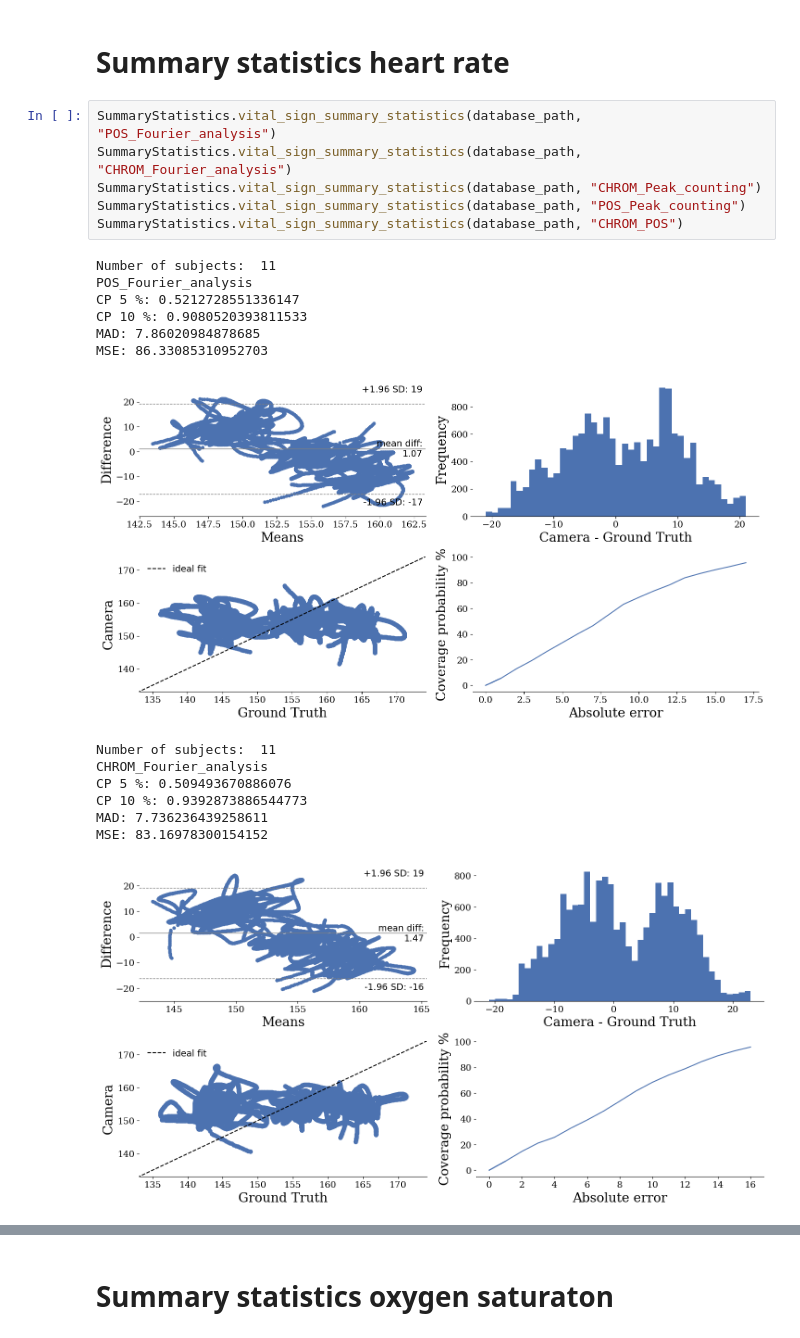
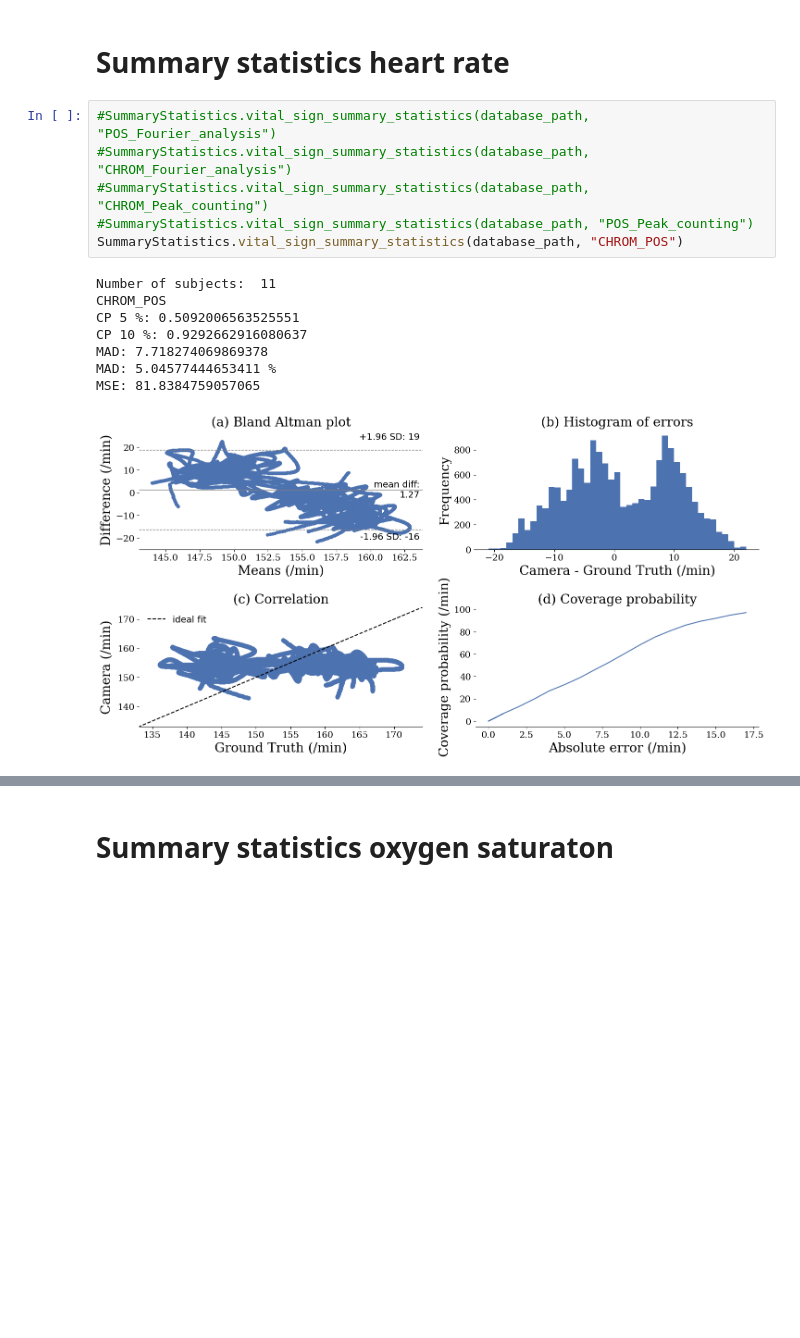
Before and after one commit to Sr933/Meerkat-Vital-Sign-Analysis-Pipeline, a Jupyter notebook: main.ipynb, the cells around one changed output, grey strips where cells are left out. Saved outputs shown, nothing was run; the diff lists cells and outputs as text; blank space fills up the shorter version.

```diff
--- a/main.ipynb
+++ b/main.ipynb
@@ -175,23 +204,17 @@ SummaryStatistics.ground_truth_characterisation(database_path)
 # %% [markdown]
 # Summary statistics heart rate
 # %%
-SummaryStatistics.vital_sign_summary_statistics(database_path, "POS_Fourier_analysis")
-SummaryStatistics.vital_sign_summary_statistics(database_path, "CHROM_Fourier_analysis")
-SummaryStatistics.vital_sign_summary_statistics(database_path, "CHROM_Peak_counting")
-SummaryStatistics.vital_sign_summary_statistics(database_path, "POS_Peak_counting")
+#SummaryStatistics.vital_sign_summary_statistics(database_path, "POS_Fourier_analysis")
+#SummaryStatistics.vital_sign_summary_statistics(database_path, "CHROM_Fourier_analysis")
+#SummaryStatistics.vital_sign_summary_statistics(database_path, "CHROM_Peak_counting")
+#SummaryStatistics.vital_sign_summary_statistics(database_path, "POS_Peak_counting")
 SummaryStatistics.vital_sign_summary_statistics(database_path, "CHROM_POS")
 # %% [output]
 Number of subjects:  11
-POS_Fourier_analysis
-CP 5 %: 0.5212728551336147
-CP 10 %: 0.9080520393811533
-MAD: 7.86020984878685
-MSE: 86.33085310952703
+CHROM_POS
+CP 5 %: 0.5092006563525551
+CP 10 %: 0.9292662916080637
+MAD: 7.718274069869378
+MAD: 5.04577444653411 %
+MSE: 81.8384759057065
-[figure, old version]
+[figure, new version]
-Number of subjects:  11
-CHROM_Fourier_analysis
-CP 5 %: 0.509493670886076
-CP 10 %: 0.9392873886544773
-MAD: 7.736236439258611
-MSE: 83.16978300154152
-[figure, removed]
```
Also changed, not shown: parts of 11 cells of this notebook, 1 other file.
